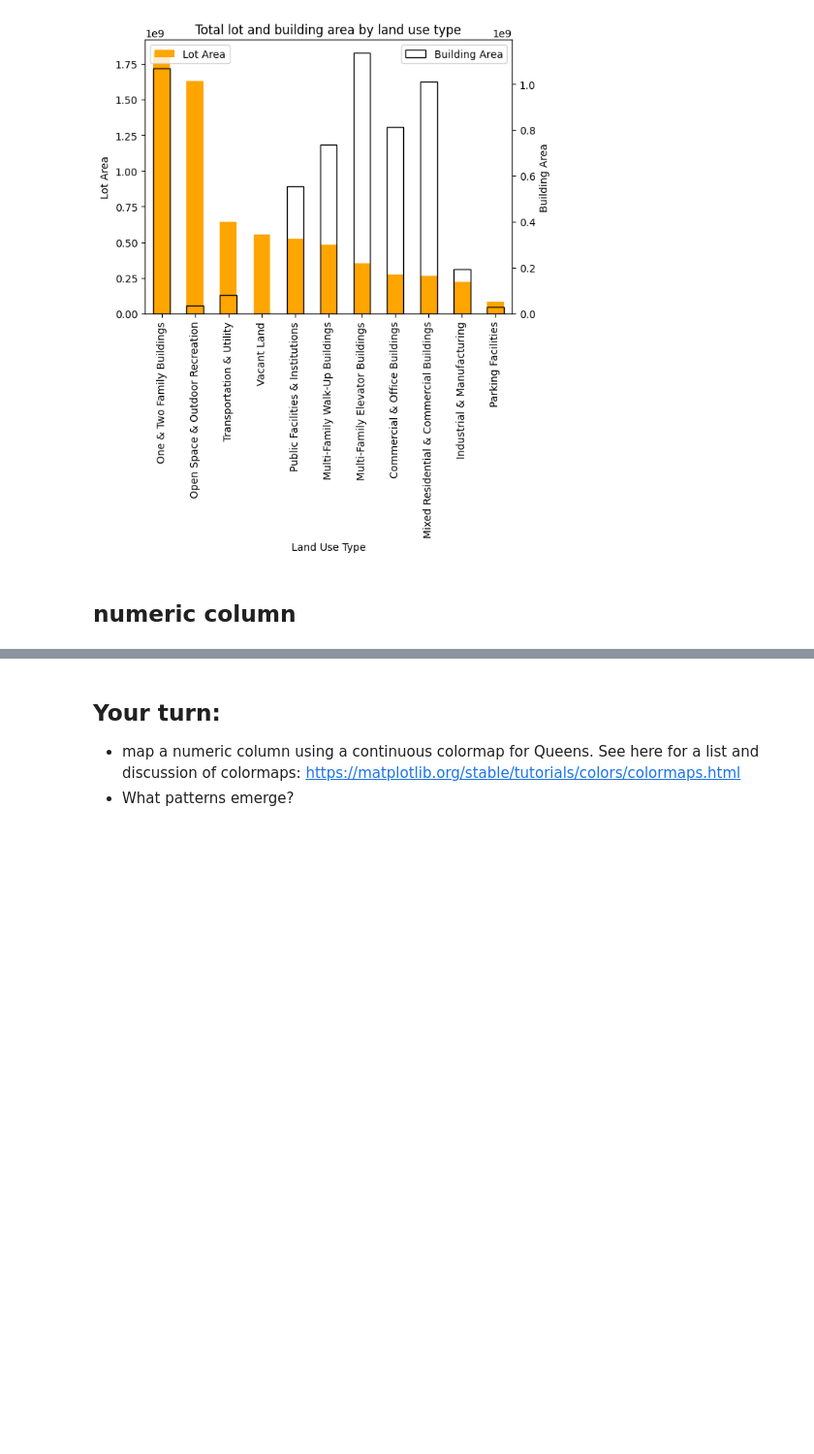
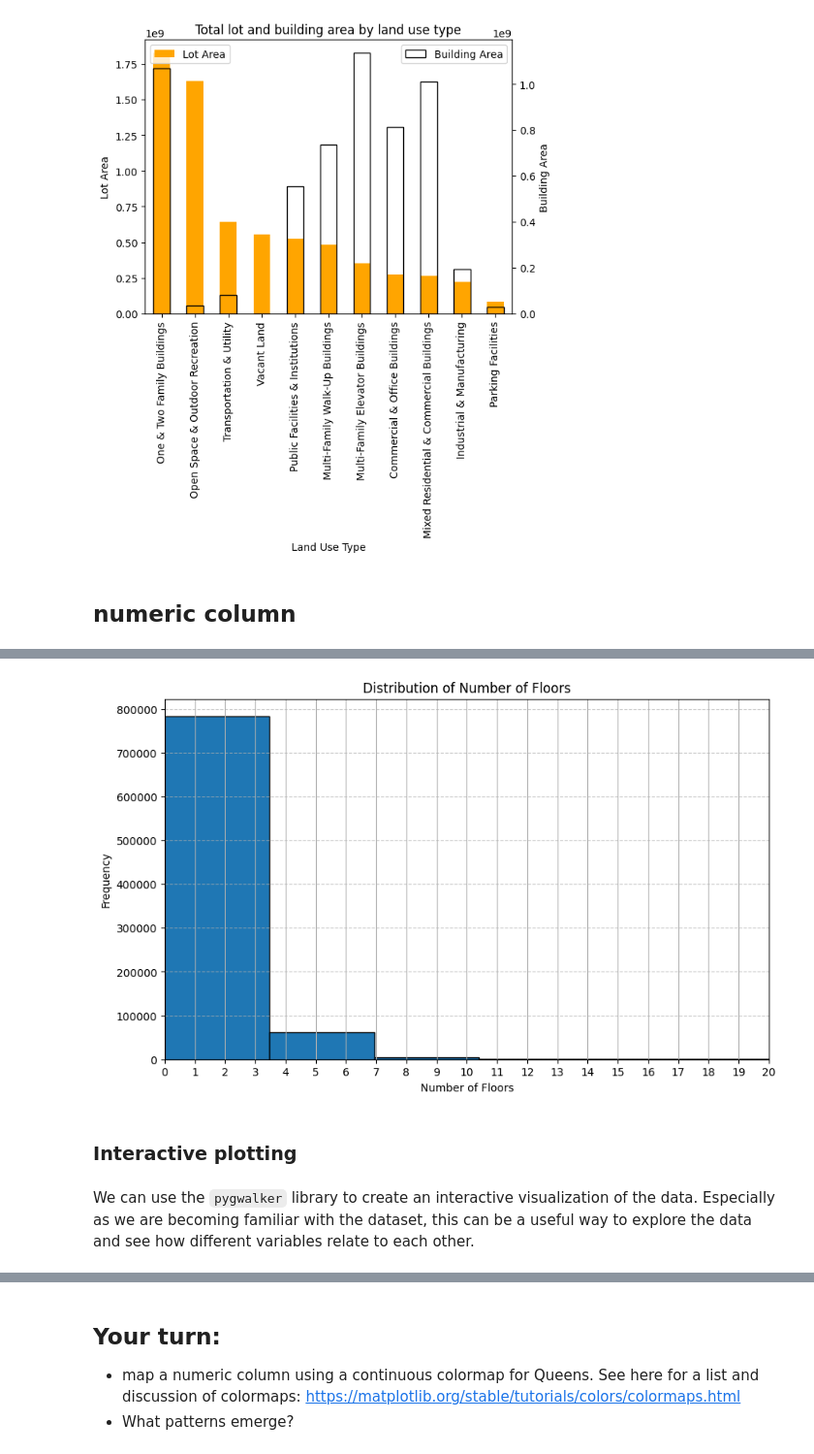
Before and after one commit to yumobennyyang/Mapping-Systems, a Jupyter notebook: Tutorials/01_vector_data_apis.ipynb, the cells around one changed output, grey strips where cells are left out. Shown at 97% size. Saved outputs shown, nothing was run; the diff lists cells and outputs as text; code cells hidden in the pictures; blank space fills up the shorter version.

```diff
--- a/Tutorials/01_vector_data_apis.ipynb
+++ b/Tutorials/01_vector_data_apis.ipynb
@@ -304,0 +281,18 @@ Text(0.5, 1.0, 'NYC MapPLUTO')
+# %%
+# We can see that the average number of floors is 2.35, but the maximum is 104! and that the majority of buildings have 1-3 floors.
+# Let's visualize the distribution of the number of floors using a histogram
+plt.figure(figsize=(10, 6))
+pluto["NumFloors"].hist(bins=30, edgecolor="black")
+plt.title("Distribution of Number of Floors")
+plt.xlabel("Number of Floors")
+plt.ylabel("Frequency")
+plt.xlim(0, 20)  # limit x-axis to 20 for better visibility
+plt.xticks(range(0, 21))  # set x-ticks to integers from 0 to 20
+plt.grid(axis="y", linestyle="--", alpha=0.7)
+plt.show()
+# %% [output]
+[figure, added]
+# %% [markdown]
+### Interactive plotting
+# %% [markdown]
+We can use the `pygwalker` library to create an interactive visualization of the data. Especially as we are becoming familiar with the dataset, this can be a useful way to explore the data and see how different variables relate to each other.
```
Also changed, not shown: parts of 88 cells of this notebook, 15 other files.
